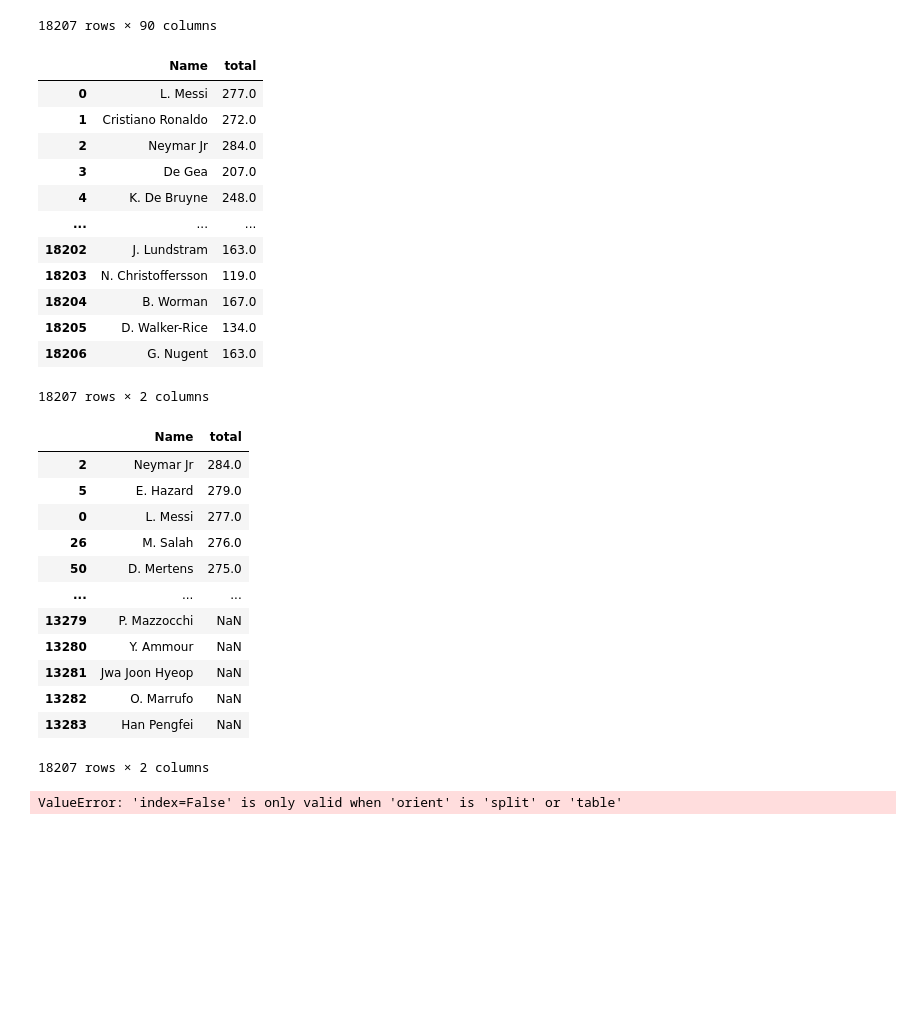
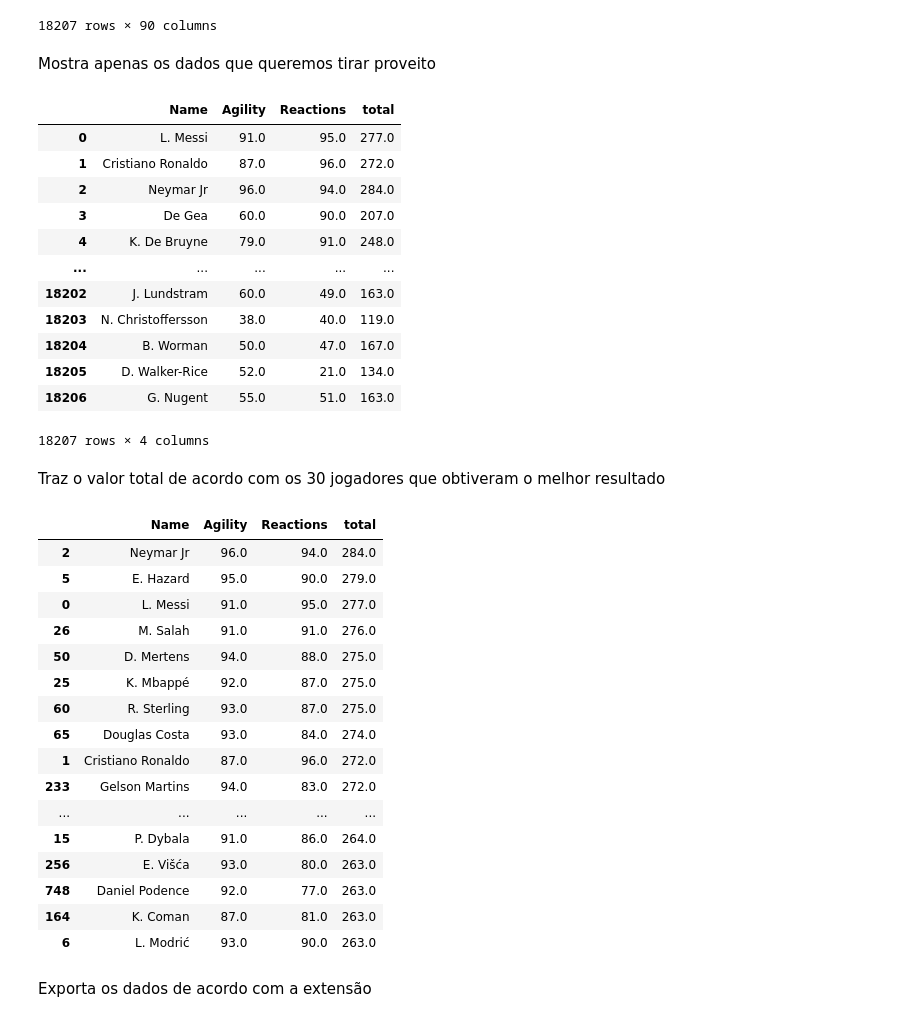
Before and after one commit to Hian-Stafford/fifa_data_analysis, a Jupyter notebook: fifa.ipynb, the cells around one changed output. Saved outputs shown, nothing was run; the diff lists cells and outputs as text; code cells hidden in the pictures; blank space fills up the shorter version.

Commit message:
dados corretos

```diff
--- a/fifa.ipynb
+++ b/fifa.ipynb
@@ -35,46 +39,52 @@ dados
 | 18205 | 18205 | 246268 | D. Walker-Rice | 17 | https://cdn.sofifa.org/players/4/... | England | https://cdn.sofifa.org/flags/14.png | 47 | 66 | Tranmere Rovers | ... |
 | 18206 | 18206 | 246269 | G. Nugent | 16 | https://cdn.sofifa.org/players/4/... | England | https://cdn.sofifa.org/flags/14.png | 46 | 66 | Tranmere Rovers | ... |
 18207 rows × 90 columns
+# %% [markdown]
+Mostra apenas os dados que queremos tirar proveito
 # %%
-dados = dados[['Name', 'total']]
+dados = dados[['Name', 'Agility', 'Reactions', 'total']]
 dados
 # %% [output]
-|  | Name | total |
-| 0 | L. Messi | 277.0 |
-| 1 | Cristiano Ronaldo | 272.0 |
-| 2 | Neymar Jr | 284.0 |
-| 3 | De Gea | 207.0 |
-| 4 | K. De Bruyne | 248.0 |
-| ... | ... | ... |
-| 18202 | J. Lundstram | 163.0 |
-| 18203 | N. Christoffersson | 119.0 |
-| 18204 | B. Worman | 167.0 |
-| 18205 | D. Walker-Rice | 134.0 |
-| 18206 | G. Nugent | 163.0 |
+|  | Name | Agility | Reactions | total |
+| 0 | L. Messi | 91.0 | 95.0 | 277.0 |
+| 1 | Cristiano Ronaldo | 87.0 | 96.0 | 272.0 |
+| 2 | Neymar Jr | 96.0 | 94.0 | 284.0 |
+| 3 | De Gea | 60.0 | 90.0 | 207.0 |
+| 4 | K. De Bruyne | 79.0 | 91.0 | 248.0 |
+| ... | ... | ... | ... | ... |
+| 18202 | J. Lundstram | 60.0 | 49.0 | 163.0 |
+| 18203 | N. Christoffersson | 38.0 | 40.0 | 119.0 |
+| 18204 | B. Worman | 50.0 | 47.0 | 167.0 |
+| 18205 | D. Walker-Rice | 52.0 | 21.0 | 134.0 |
+| 18206 | G. Nugent | 55.0 | 51.0 | 163.0 |
-18207 rows × 2 columns
+18207 rows × 4 columns
+# %% [markdown]
+Traz o valor total de acordo com os 30 jogadores que obtiveram o melhor resultado
 # %%
-dados.sort_values('total', ascending = False)
+dados.sort_values('total', ascending = False).head(30)
 # %% [output]
-|  | Name | total |
-| 2 | Neymar Jr | 284.0 |
-| 5 | E. Hazard | 279.0 |
-| 0 | L. Messi | 277.0 |
-| 26 | M. Salah | 276.0 |
-| 50 | D. Mertens | 275.0 |
-| ... | ... | ... |
-| 13279 | P. Mazzocchi | NaN |
-| 13280 | Y. Ammour | NaN |
-| 13281 | Jwa Joon Hyeop | NaN |
-| 13282 | O. Marrufo | NaN |
-| 13283 | Han Pengfei | NaN |
+|  | Name | Agility | Reactions | total |
+| 2 | Neymar Jr | 96.0 | 94.0 | 284.0 |
+| 5 | E. Hazard | 95.0 | 90.0 | 279.0 |
+| 0 | L. Messi | 91.0 | 95.0 | 277.0 |
+| 26 | M. Salah | 91.0 | 91.0 | 276.0 |
+| 50 | D. Mertens | 94.0 | 88.0 | 275.0 |
+| 25 | K. Mbappé | 92.0 | 87.0 | 275.0 |
+| 60 | R. Sterling | 93.0 | 87.0 | 275.0 |
+| 65 | Douglas Costa | 93.0 | 84.0 | 274.0 |
+| 1 | Cristiano Ronaldo | 87.0 | 96.0 | 272.0 |
+| 233 | Gelson Martins | 94.0 | 83.0 | 272.0 |
+| ... | ... | ... | ... | ... |
+| 15 | P. Dybala | 91.0 | 86.0 | 264.0 |
+| 256 | E. Višća | 93.0 | 80.0 | 263.0 |
+| 748 | Daniel Podence | 92.0 | 77.0 | 263.0 |
+| 164 | K. Coman | 87.0 | 81.0 | 263.0 |
+| 6 | L. Modrić | 93.0 | 90.0 | 263.0 |
-18207 rows × 2 columns
+# %% [markdown]
+Exporta os dados de acordo com a extensão
 # %%
 dados.to_csv('dadosFifa1.csv', index = False)
 # %%
 dados.to_excel('dadosFifa2.xlsx', index = False)
 # %%
 dados.to_csv('dadosFifa3.txt', index = False, sep='\t')
-# %%
-dados.to_json('dadosFifa4.json', index = False)
-# %% [output]
-ValueError: 'index=False' is only valid when 'orient' is 'split' or 'table'
```
Also changed, not shown: parts of 2 cells of this notebook, 3 other files.
